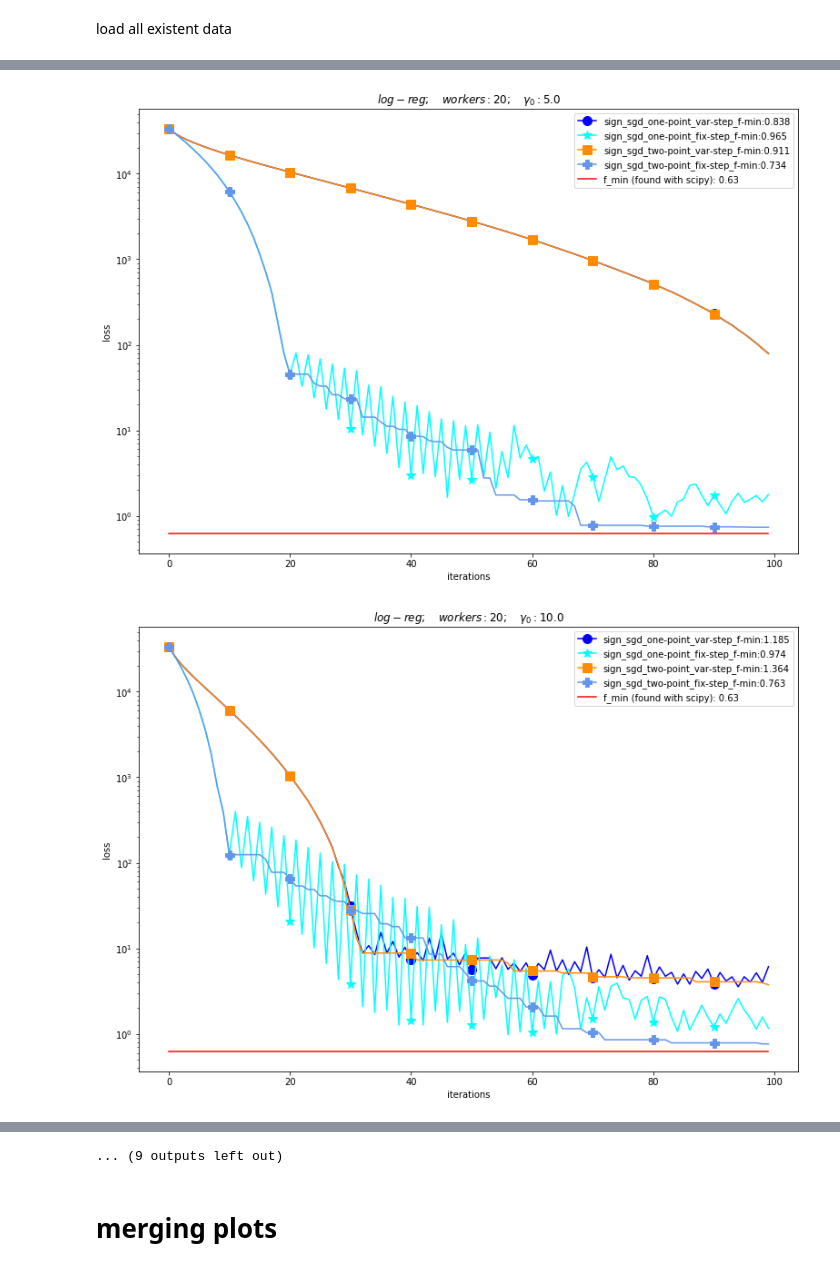
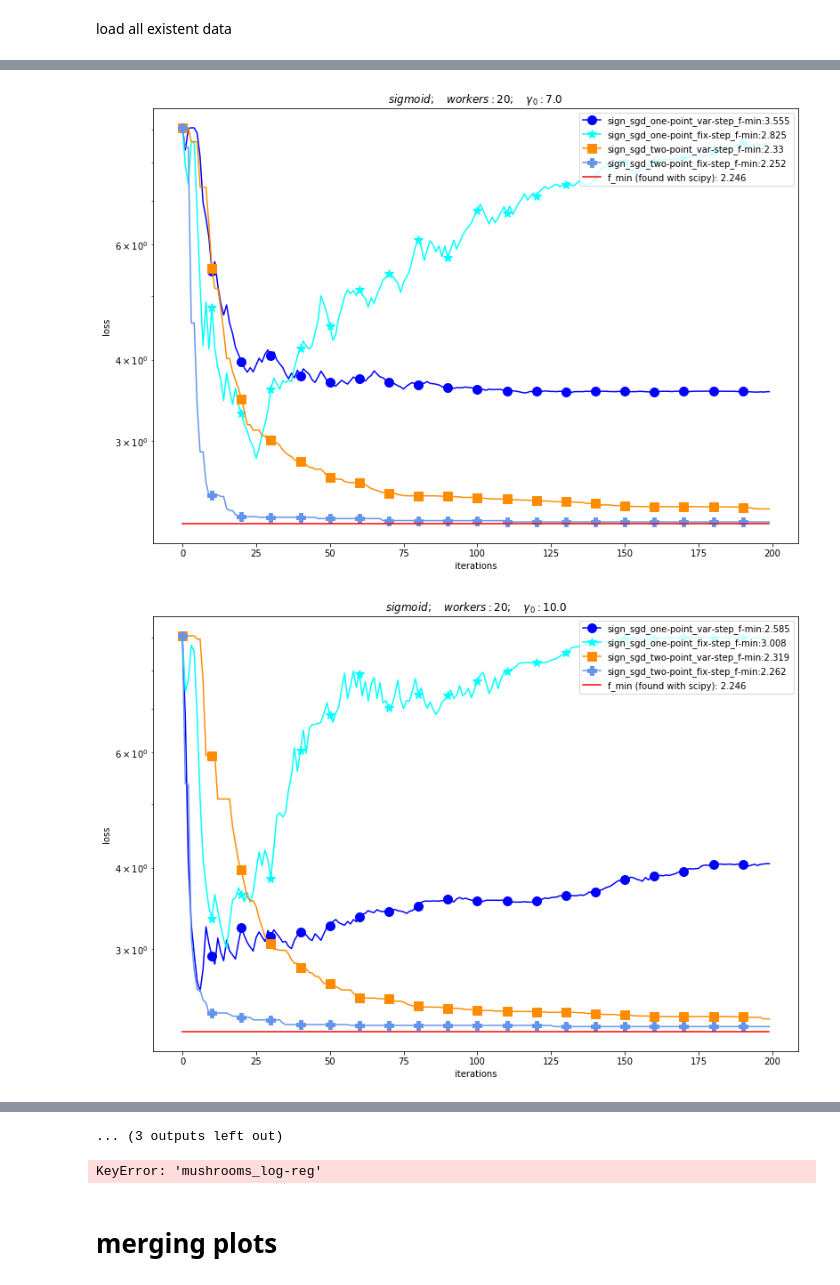
Before and after one commit to IgorSokoloff/neurips_sign_sgd_paper, a Jupyter notebook: sign_sgd/Processing.ipynb, the cells around one changed output, grey strips where cells are left out. Drawn from its saved outputs; the diff is of its cells as text; code cells hidden in the pictures.

Commit message:
Changes in sigmoid function Added now plots

```diff
--- a/sign_sgd/Processing.ipynb
+++ b/sign_sgd/Processing.ipynb
@@ -183,8 +207,14 @@ dataset_ar = ["mushrooms", "australian"]
 loss_func_ar = ["log-reg", "sigmoid"]
 upd_option_ar = ["one-point", "two-point"]
 step_type_ar = ["var-step", "fix-step"]
+
 n_workers_ar = [20]
-gamma_0_ar = [0.1, 0.5, 1.0, 2.0, 5.0, 10.0, 20.0]
+gamma_0_ar = [0.1, 0.5, 1.0, 2.0, 5.0, 10.0, 20.0, 50.0, 100.0, 200.0, 500.0]
+gamma_0_ar = [0.1, 0.5, 1.0, 2.0, 5.0, 10.0, 20.0, 50.0, 100.0, 200.0, 500.0, 1000.0]
+#gamma_0_ar = [1.0, 2.0, 5.0, 10.0, 20.0, 50.0, 100.0, 200.0, 500.0]
+
+gamma_0_ar = [5.0, 7.0, 10.0]
+
 batch_ar = [1]
 
 clf_coef_ar = {}
@@ -260,19 +290,32 @@ experiment_name_ar = ["sign_sgd_majority"]
 dataset_ar = ["australian"]
 
 loss_func_ar = ["log-reg"]
-#loss_func_ar = ["sigmoid"]
+loss_func_ar = ["sigmoid"]
+
+#loss_func_ar = ["log-reg", "sigmoid"]
 
 upd_option_ar = ["one-point", "two-point"]
 step_type_ar = ["var-step", "fix-step"]
 n_workers_ar = [20]
 gamma_0_ar = [0.1, 0.5, 1.0, 2.0, 5.0, 10.0, 20.0]
+gamma_0_ar = [1.0, 2.0, 5.0, 10.0, 20.0, 50.0]
+gamma_0_ar = [100.0, 200.0, 500.0]
+gamma_0_ar = [0.1, 0.5, 1.0, 2.0, 5.0, 10.0, 20.0, 50.0, 100.0, 200.0, 500.0]
 
+gamma_0_ar = [5.0, 7.0, 10.0]
+
+gamma_0_ar = [0.1, 0.5, 1.0, 2.0, 5.0, 10.0, 20.0, 50.0, 100.0, 200.0, 500.0, 1000.0]
+
+#DEBUG OPTION
+#upd_option_ar = ["one-point"]
+#step_type_ar = ["var-step"]
 #gamma_0_ar = [5.0]
+
 
 batch_ar = [1]
 colors = ['blue', 'aqua', 'darkorange', 'cornflowerblue', 'red']
 
-n_iter_ar = [100,200,500]
+n_iter_ar = [100, 200, 300, 1000, 2000]
 for n_iter in n_iter_ar:
     #plt.plot(its_ar[:np.argmin (loss_ar)], loss_ar[:np.argmin (loss_ar)], color=color, label=str(label_ar[0]))
     for gamma_0 in  gamma_0_ar:
@@ -290,7 +333,7 @@ for n_iter in n_iter_ar:
                     plt.plot(its_ar[id_str], loss_ar[id_str], color=colors[i], marker=marker_ar[id_label], markersize=10, markevery=markers_on, label= label_ar[id_label] + "_f-min:{0}".format(round(np.min(loss_ar[id_str]), 3))  )
                 else:
                     its_cur = its_ar[id_str][:n_iter]
-                    markers_on = list(its_cur[its_cur%10==0 ])
+                    markers_on = list(its_cur[its_cur%(int(n_iter/20))==0 ])
                     #print (n_iter, markers_on)
                     plt.plot(its_ar[id_str][:n_iter], loss_ar[id_str][:n_iter], marker=marker_ar[id_label], markersize=10, markevery=markers_on, color=colors[i], label= label_ar[id_label] + "_f-min:{0}".format(round(np.min(loss_ar[id_str]), 3))  )
 
@@ -324,2 +367,2 @@ for n_iter in n_iter_ar:
-[figure, old version]
+[figure, new version]
-[figure, old version]
+[figure, new version]
@@ -332,4 +375,8 @@ for n_iter in n_iter_ar:
-... (9 outputs left out)
+... (3 outputs left out)
+# %%
+f_min_ar[id_func]
+# %% [output]
+KeyError: 'mushrooms_log-reg'
 # %% [markdown]
 # merging plots
 # %%
```
Also changed, not shown: parts of 18 cells of this notebook, 8 other files.
